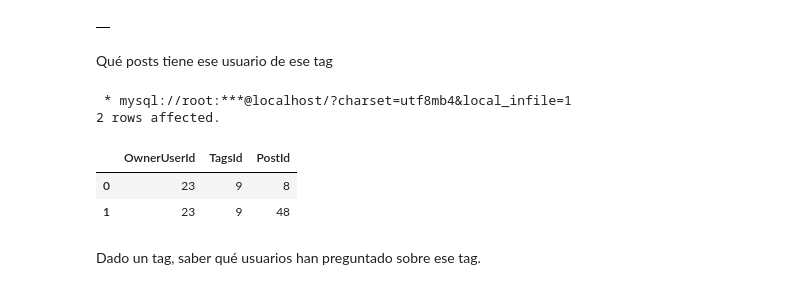
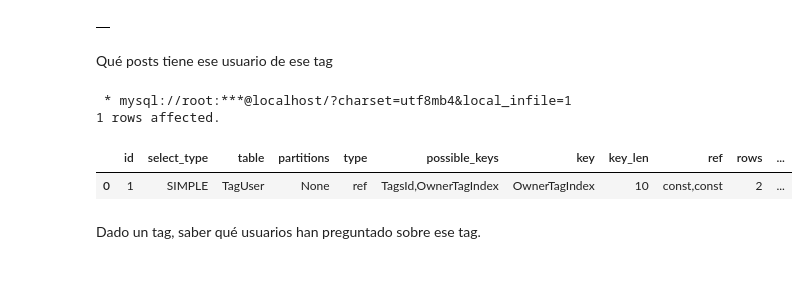
Before and after one commit to alvumu/BDGE, a Jupyter notebook: sql/sesion2.ipynb, the cells around one changed output. Cells and saved outputs as stored; diff of their text form; code cells hidden in the pictures.

```diff
--- a/sql/sesion2.ipynb
+++ b/sql/sesion2.ipynb
@@ -929,16 +1020,15 @@ CREATE INDEX OwnerTagIndex ON TagUser (OwnerUserId,TagsId)
 Qué posts tiene ese usuario de ese tag
 # %%
 %%sql
-
+EXPLAIN
 SELECT OwnerUserId, TagsId, PostId
 FROM TagUser
 WHERE OwnerUserId = 23 AND TagsId = 9;
 # %% [output]
  * mysql://root:***@localhost/?charset=utf8mb4&local_infile=1
-2 rows affected.
+1 rows affected.
-|  | OwnerUserId | TagsId | PostId |
-| 0 | 23 | 9 | 8 |
-| 1 | 23 | 9 | 48 |
+|  | id | select_type | table | partitions | type | possible_keys | key | key_len | ref | rows | ... |
+| 0 | 1 | SIMPLE | TagUser | None | ref | TagsId,OwnerTagIndex | OwnerTagIndex | 10 | const,const | 2 | ... |
 # %% [markdown]
 Dado un tag, saber qué usuarios han preguntado sobre ese tag.
 # %%
```
Also changed, not shown: parts of 29 cells of this notebook.
